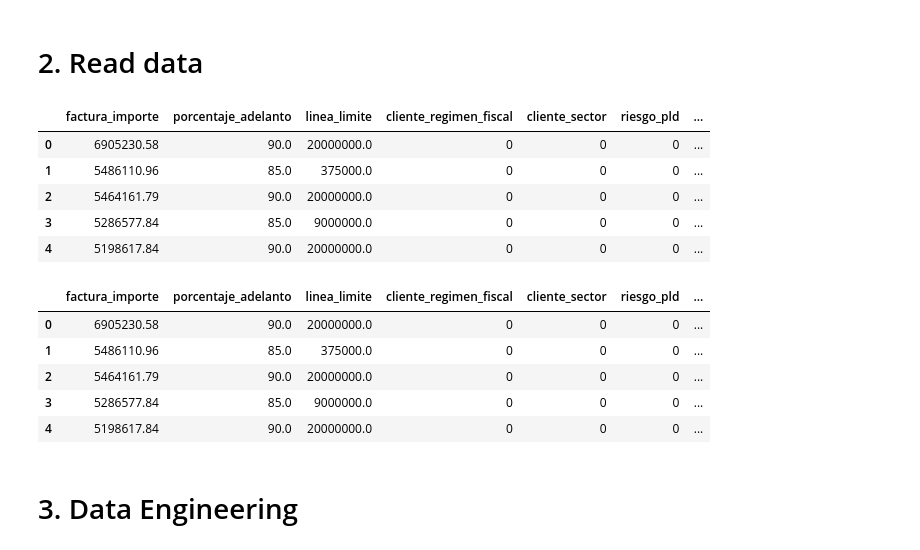
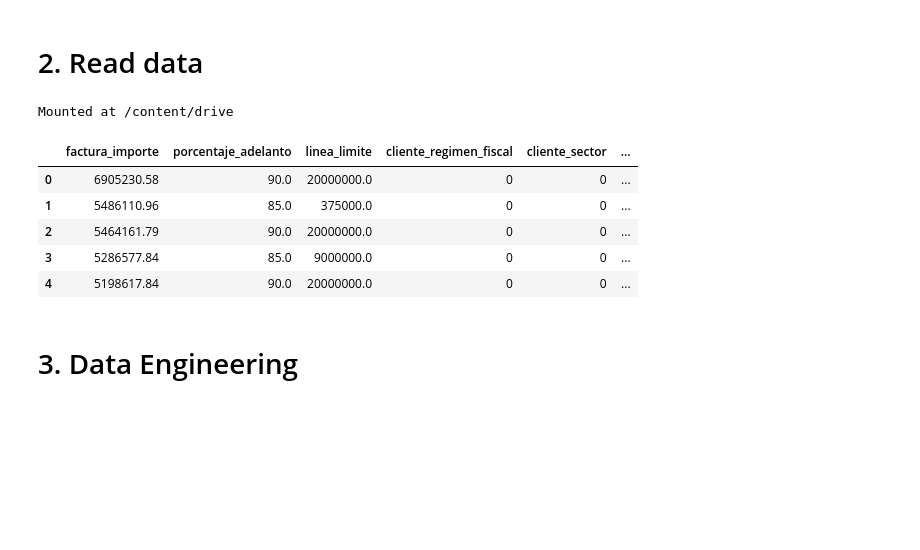
Before and after one commit to jrolopez20/blu-ml, a Jupyter notebook: 3- Modeling.ipynb, the cells around one changed output. Cells and saved outputs as stored; diff of their text form; code cells hidden in the pictures; blank space fills up the shorter version.

```diff
--- a/3- Modeling.ipynb
+++ b/3- Modeling.ipynb
@@ -72,42 +72,22 @@ from __future__ import print_function
 pd.options.display.max_columns = None
 # %% [markdown]
 # 2. Read data
+# %%
+from google.colab import drive
+drive.mount('/content/drive')
+# %% [output]
+Mounted at /content/drive
 # %%
 # Readind data
-bucket_name = 'finance-factoring-ml-dev'
-
-df = pd.read_csv('s3://{}/data/all.csv'.format(bucket_name))
+df = pd.read_csv('/content/drive/MyDrive/Maestria/modelo/data/all.csv')
 df.head()
 # %% [output]
-|  | factura_importe | porcentaje_adelanto | linea_limite | cliente_regimen_fiscal | cliente_sector | riesgo_pld | ... |
-| 0 | 6905230.58 | 90.0 | 20000000.0 | 0 | 0 | 0 | ... |
-| 1 | 5486110.96 | 85.0 | 375000.0 | 0 | 0 | 0 | ... |
-| 2 | 5464161.79 | 90.0 | 20000000.0 | 0 | 0 | 0 | ... |
-| 3 | 5286577.84 | 85.0 | 9000000.0 | 0 | 0 | 0 | ... |
-| 4 | 5198617.84 | 90.0 | 20000000.0 | 0 | 0 | 0 | ... |
+|  | factura_importe | porcentaje_adelanto | linea_limite | cliente_regimen_fiscal | cliente_sector | ... |
+| 0 | 6905230.58 | 90.0 | 20000000.0 | 0 | 0 | ... |
+| 1 | 5486110.96 | 85.0 | 375000.0 | 0 | 0 | ... |
+| 2 | 5464161.79 | 90.0 | 20000000.0 | 0 | 0 | ... |
+| 3 | 5286577.84 | 85.0 | 9000000.0 | 0 | 0 | ... |
+| 4 | 5198617.84 | 90.0 | 20000000.0 | 0 | 0 | ... |
-# %%
-def build_paidTime(row):
-    if row.PaidTime == 1:
-        return 'before time'
-    if row.PaidTime == 2:
-        return 'on time'
-    if row.PaidTime == 3:
-        return '1-7 days late'
-    if row.PaidTime == 4:
-        return '8-21 days late'
-    else:
-        return 'More than 21 days late'
-
-df['PaidTime'] = df.apply(build_paidTime, axis=1)
-
-df.head()
-# %% [output]
-|  | factura_importe | porcentaje_adelanto | linea_limite | cliente_regimen_fiscal | cliente_sector | riesgo_pld | ... |
-| 0 | 6905230.58 | 90.0 | 20000000.0 | 0 | 0 | 0 | ... |
-| 1 | 5486110.96 | 85.0 | 375000.0 | 0 | 0 | 0 | ... |
-| 2 | 5464161.79 | 90.0 | 20000000.0 | 0 | 0 | 0 | ... |
-| 3 | 5286577.84 | 85.0 | 9000000.0 | 0 | 0 | 0 | ... |
-| 4 | 5198617.84 | 90.0 | 20000000.0 | 0 | 0 | 0 | ... |
 # %%
 df.drop([
     "cliente_sector","cliente_regimen_fiscal"
```
Also changed, not shown: parts of 11 cells of this notebook.
